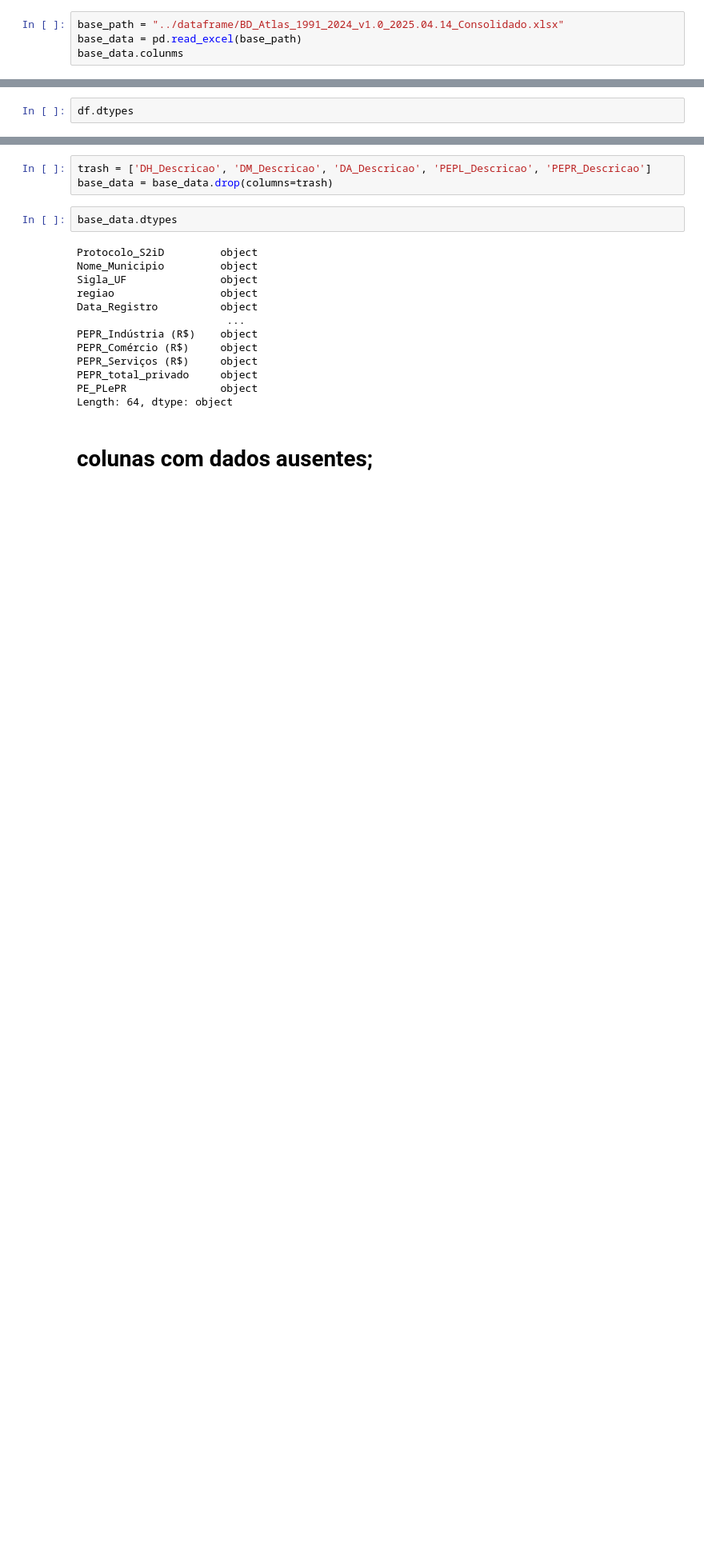
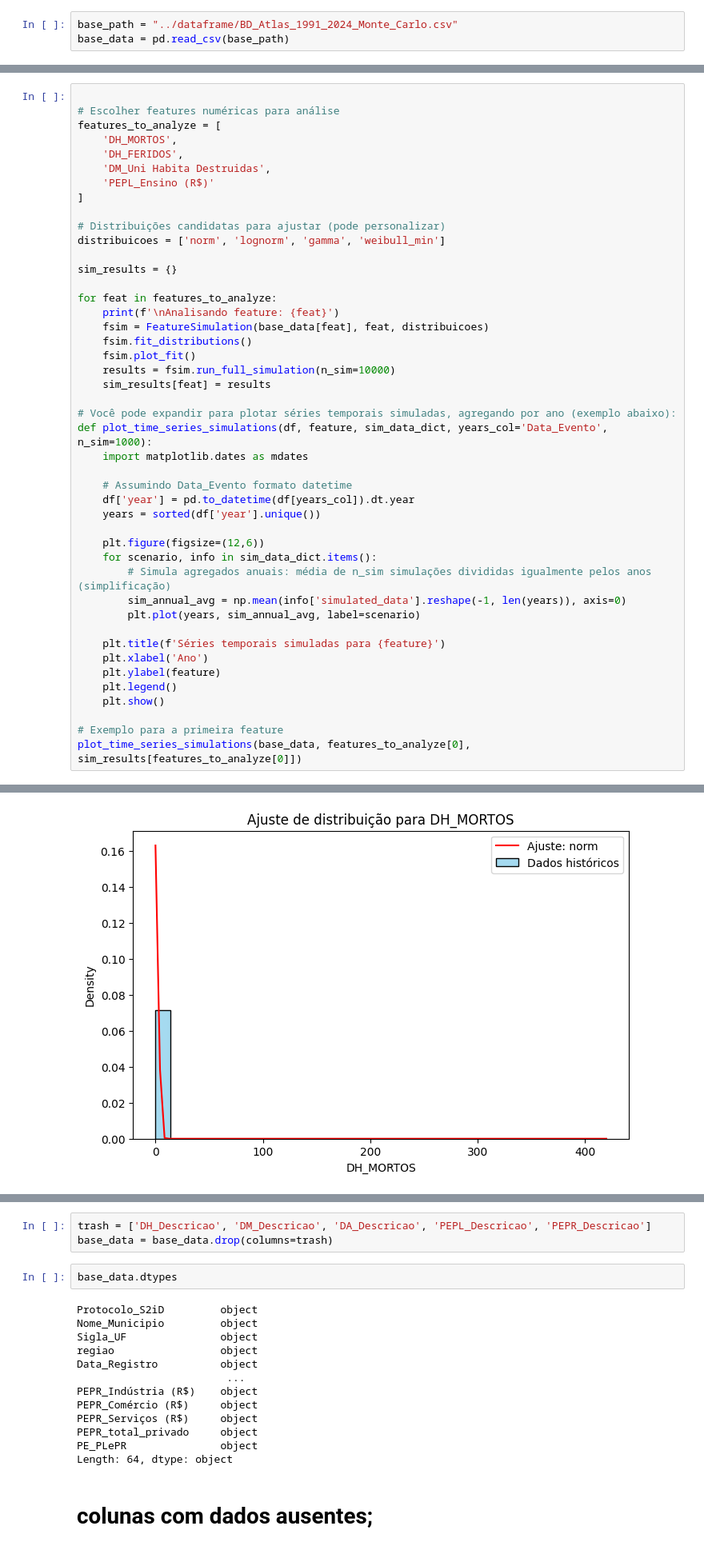
Before and after one commit to marcosvpm1708/Computa-o-de-baixo-desempenho, a Jupyter notebook: data-simulation/monte_carlos.ipynb, the cells around one changed output, grey strips where cells are left out. Shown at 80% size. Cells and saved outputs as stored; diff of their text form; blank space fills up the shorter version.

```diff
--- a/data-simulation/monte_carlos.ipynb
+++ b/data-simulation/monte_carlos.ipynb
@@ -3,4 +8,3 @@ import pandas as pd
 # %%
-base_path = "../dataframe/BD_Atlas_1991_2024_v1.0_2025.04.14_Consolidado.xlsx"
-base_data = pd.read_excel(base_path)
-base_data.colunms
+base_path = "../dataframe/BD_Atlas_1991_2024_Monte_Carlo.csv"
+base_data = pd.read_csv(base_path)
@@ -146,3 +115,46 @@ ValueError: Colunas ausentes: ['DH_total_danos_humanos', 'PEPL_distrib energia(R
 # %%
-df.dtypes
+
+# Escolher features numéricas para análise
+features_to_analyze = [
+    'DH_MORTOS',
+    'DH_FERIDOS',
+    'DM_Uni Habita Destruidas',
+    'PEPL_Ensino (R$)'
+]
+
+# Distribuições candidatas para ajustar (pode personalizar)
+distribuicoes = ['norm', 'lognorm', 'gamma', 'weibull_min']
+
+sim_results = {}
+
+for feat in features_to_analyze:
+    print(f'\nAnalisando feature: {feat}')
+    fsim = FeatureSimulation(base_data[feat], feat, distribuicoes)
+    fsim.fit_distributions()
+    fsim.plot_fit()
+    results = fsim.run_full_simulation(n_sim=10000)
+    sim_results[feat] = results
+
+# Você pode expandir para plotar séries temporais simuladas, agregando por ano (exemplo abaixo):
+def plot_time_series_simulations(df, feature, sim_data_dict, years_col='Data_Evento', n_sim=1000):
+    import matplotlib.dates as mdates
+
+    # Assumindo Data_Evento formato datetime
+    df['year'] = pd.to_datetime(df[years_col]).dt.year
+    years = sorted(df['year'].unique())
+
+    plt.figure(figsize=(12,6))
+    for scenario, info in sim_data_dict.items():
+        # Simula agregados anuais: média de n_sim simulações divididas igualmente pelos anos (simplificação)
+        sim_annual_avg = np.mean(info['simulated_data'].reshape(-1, len(years)), axis=0)
+        plt.plot(years, sim_annual_avg, label=scenario)
+
+    plt.title(f'Séries temporais simuladas para {feature}')
+    plt.xlabel('Ano')
+    plt.ylabel(feature)
+    plt.legend()
+    plt.show()
+
+# Exemplo para a primeira feature
+plot_time_series_simulations(base_data, features_to_analyze[0], sim_results[features_to_analyze[0]])
 # %% [output]
@@ -149,0 +162 @@ NameError: name 'df' is not defined
+[figure, added]
```
Also changed, not shown: parts of 4 cells of this notebook, 3 other files.
